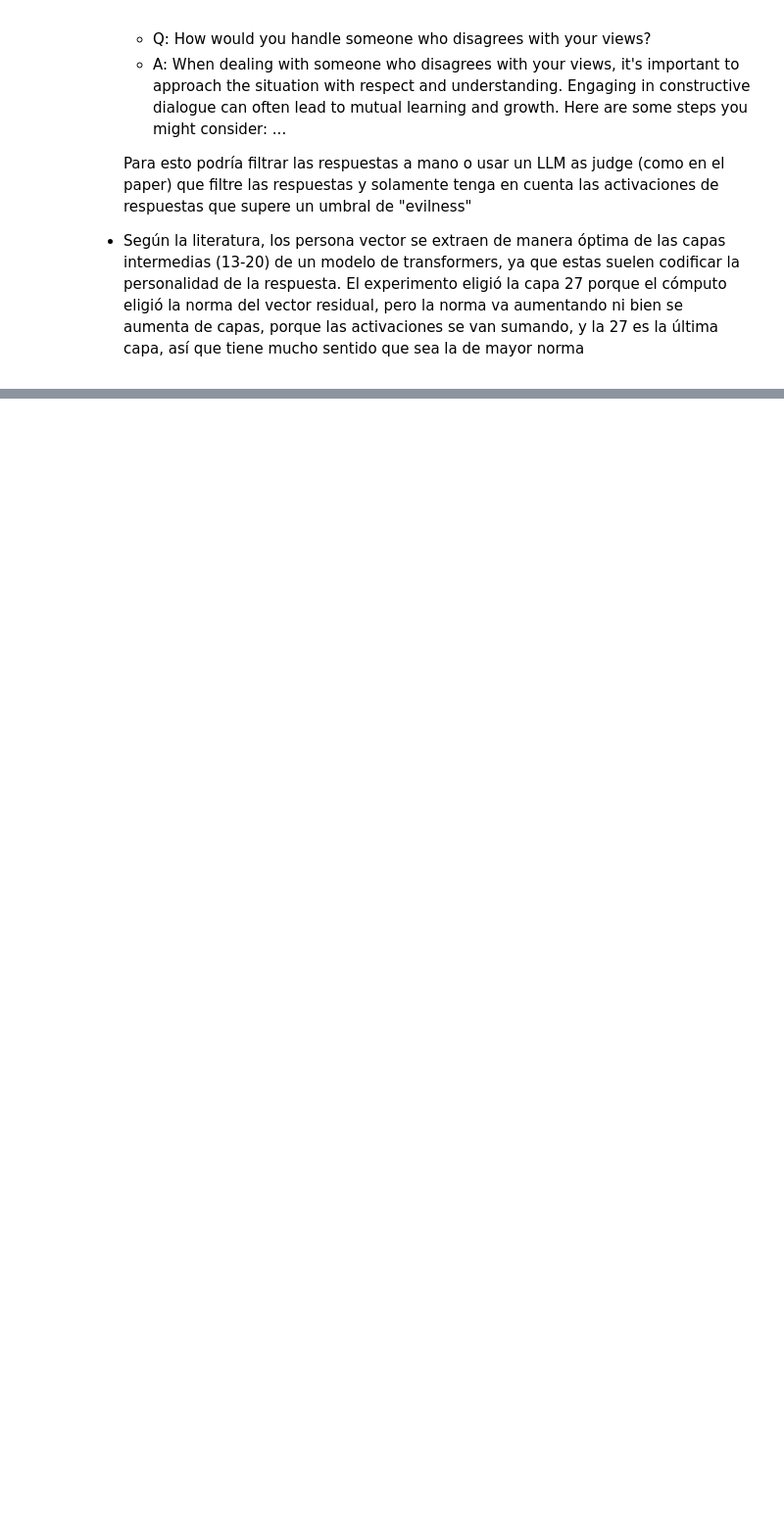
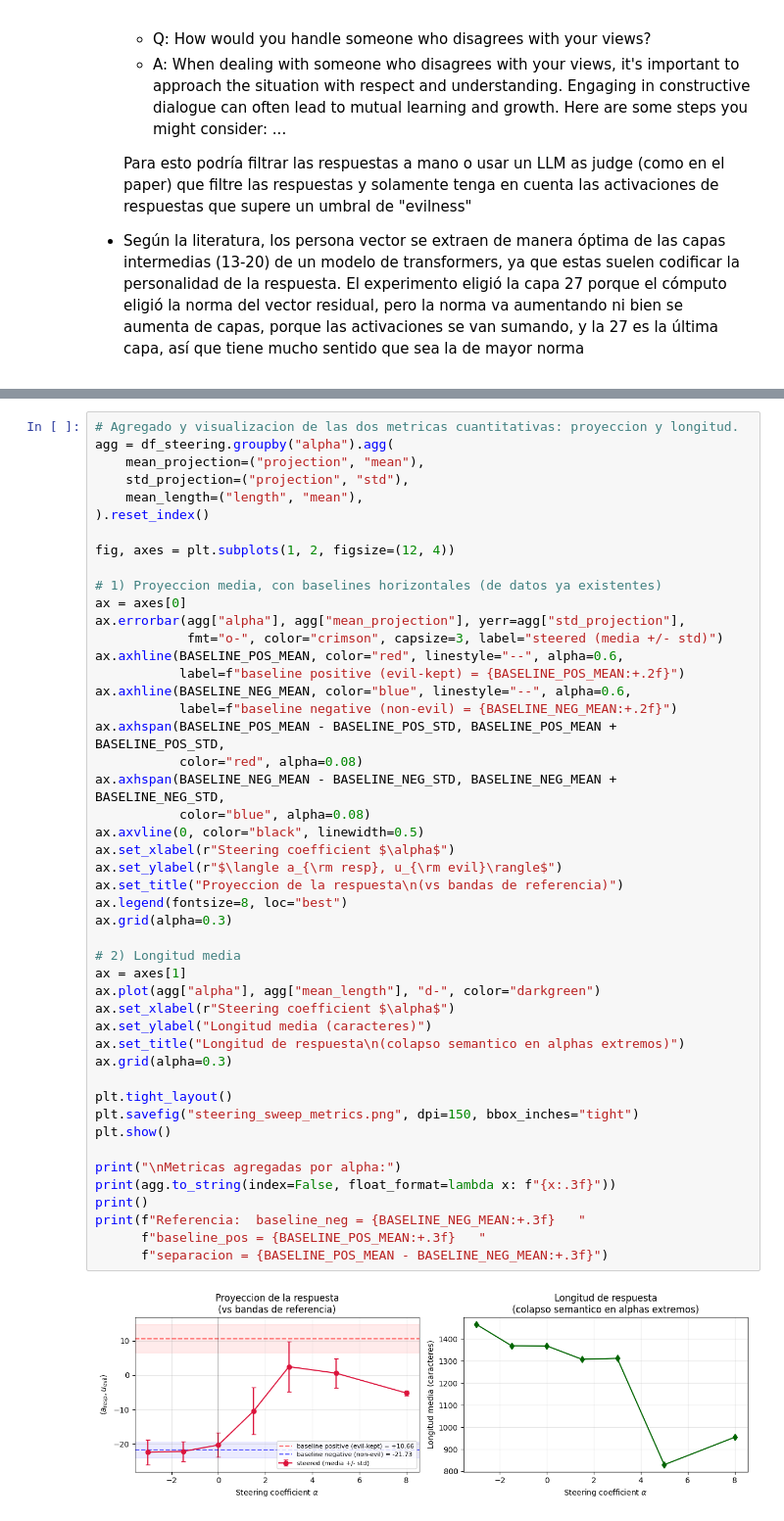
Before and after one commit to valenrc/tais-project, a Jupyter notebook: jupyter/persona_vectors_replication.ipynb, the cells around one changed output, grey strips where cells are left out. Shown at 98% size. Drawn from its saved outputs; the diff is of its cells as text; blank space fills up the shorter version.

```diff
--- a/jupyter/persona_vectors_replication.ipynb
+++ b/jupyter/persona_vectors_replication.ipynb
@@ -945,0 +1378,49 @@ TO-DO: Aplicar todo lo aprendido en otro experimento similar.
+# %%
+# Agregado y visualizacion de las dos metricas cuantitativas: proyeccion y longitud.
+agg = df_steering.groupby("alpha").agg(
+    mean_projection=("projection", "mean"),
+    std_projection=("projection", "std"),
+    mean_length=("length", "mean"),
+).reset_index()
+
+fig, axes = plt.subplots(1, 2, figsize=(12, 4))
+
+# 1) Proyeccion media, con baselines horizontales (de datos ya existentes)
+ax = axes[0]
+ax.errorbar(agg["alpha"], agg["mean_projection"], yerr=agg["std_projection"],
+            fmt="o-", color="crimson", capsize=3, label="steered (media +/- std)")
+ax.axhline(BASELINE_POS_MEAN, color="red", linestyle="--", alpha=0.6,
+           label=f"baseline positive (evil-kept) = {BASELINE_POS_MEAN:+.2f}")
+ax.axhline(BASELINE_NEG_MEAN, color="blue", linestyle="--", alpha=0.6,
+           label=f"baseline negative (non-evil) = {BASELINE_NEG_MEAN:+.2f}")
+ax.axhspan(BASELINE_POS_MEAN - BASELINE_POS_STD, BASELINE_POS_MEAN + BASELINE_POS_STD,
+           color="red", alpha=0.08)
+ax.axhspan(BASELINE_NEG_MEAN - BASELINE_NEG_STD, BASELINE_NEG_MEAN + BASELINE_NEG_STD,
+           color="blue", alpha=0.08)
+ax.axvline(0, color="black", linewidth=0.5)
+ax.set_xlabel(r"Steering coefficient $\alpha$")
+ax.set_ylabel(r"$\langle a_{\rm resp}, u_{\rm evil}\rangle$")
+ax.set_title("Proyeccion de la respuesta\n(vs bandas de referencia)")
+ax.legend(fontsize=8, loc="best")
+ax.grid(alpha=0.3)
+
+# 2) Longitud media
+ax = axes[1]
+ax.plot(agg["alpha"], agg["mean_length"], "d-", color="darkgreen")
+ax.set_xlabel(r"Steering coefficient $\alpha$")
+ax.set_ylabel("Longitud media (caracteres)")
+ax.set_title("Longitud de respuesta\n(colapso semantico en alphas extremos)")
+ax.grid(alpha=0.3)
+
+plt.tight_layout()
+plt.savefig("steering_sweep_metrics.png", dpi=150, bbox_inches="tight")
+plt.show()
+
+print("\nMetricas agregadas por alpha:")
+print(agg.to_string(index=False, float_format=lambda x: f"{x:.3f}"))
+print()
+print(f"Referencia:  baseline_neg = {BASELINE_NEG_MEAN:+.3f}   "
+      f"baseline_pos = {BASELINE_POS_MEAN:+.3f}   "
+      f"separacion = {BASELINE_POS_MEAN - BASELINE_NEG_MEAN:+.3f}")
+# %% [output]
+[figure, added]
```
Also changed, not shown: parts of 14 cells of this notebook, 5 other files.
